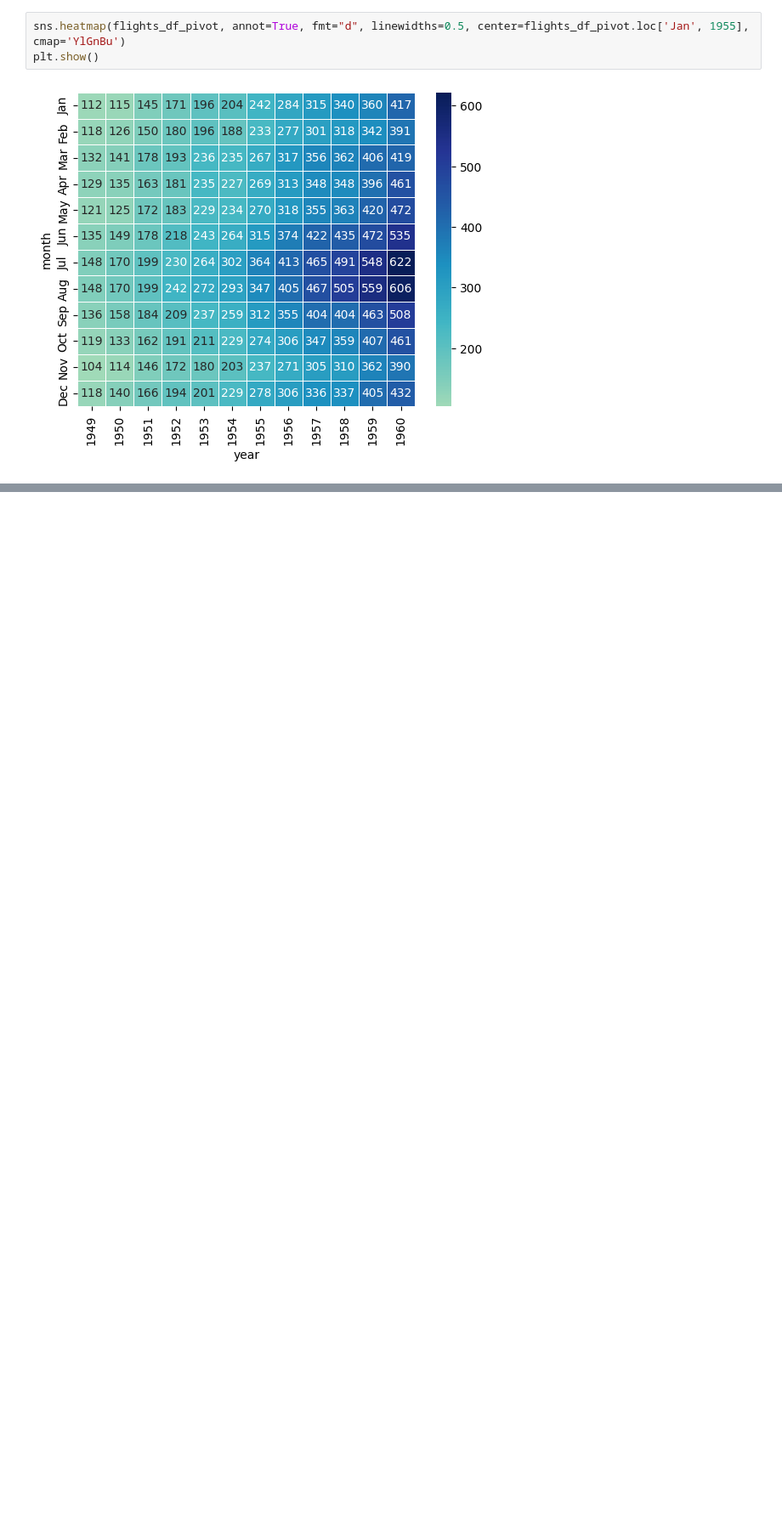
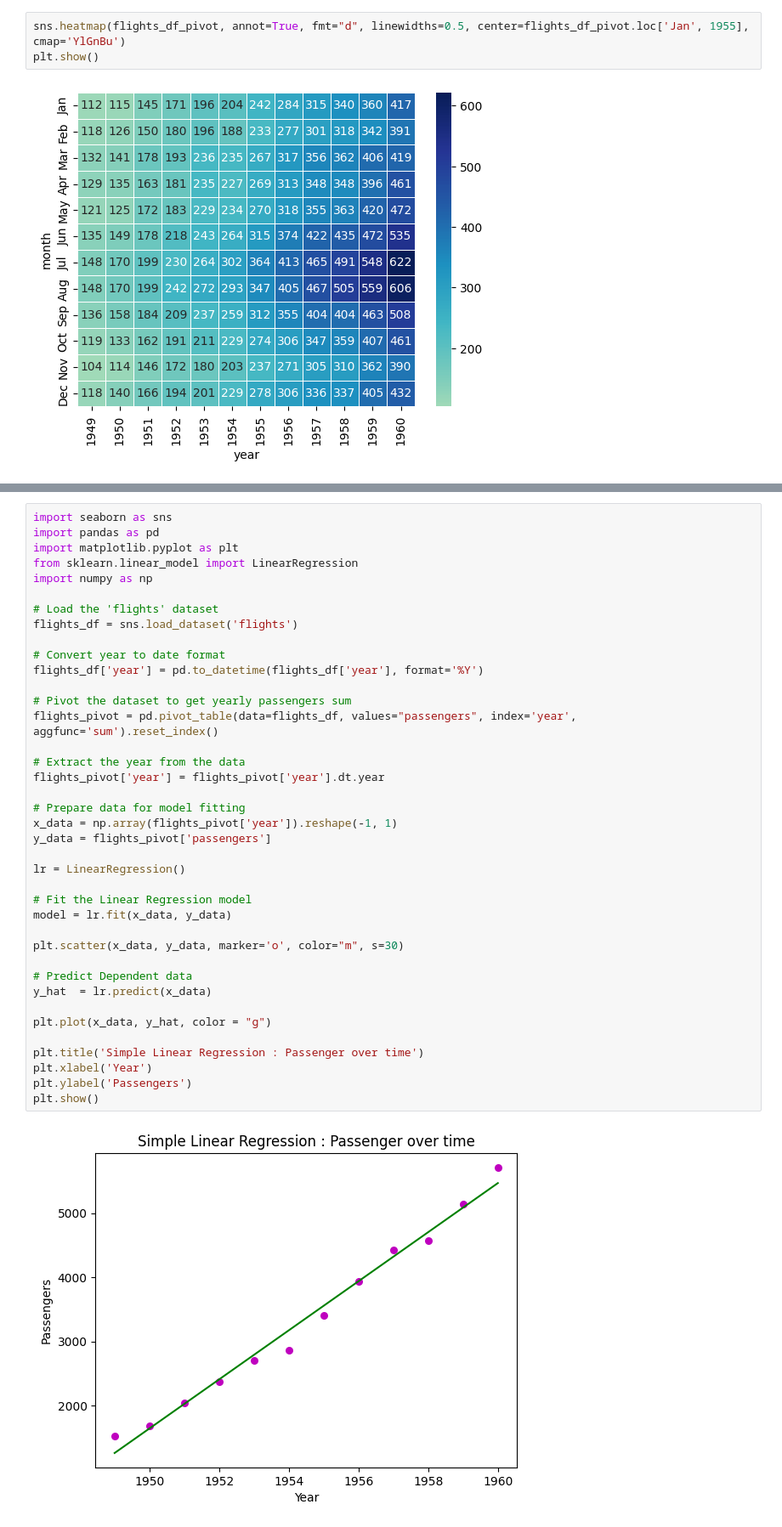
Before and after one commit to vadivelmurugesan/data-science, a Jupyter notebook: example_data_sets/03_flights_data_set.ipynb, the cells around one changed output, grey strips where cells are left out. Shown at 85% size. Cells and saved outputs as stored; diff of their text form; blank space fills up the shorter version.

Commit message:
Added Linear Regression for Flight Data

```diff
--- a/example_data_sets/03_flights_data_set.ipynb
+++ b/example_data_sets/03_flights_data_set.ipynb
@@ -151,0 +165,41 @@ plt.show()
+# %%
+import seaborn as sns
+import pandas as pd
+import matplotlib.pyplot as plt
+from sklearn.linear_model import LinearRegression
+import numpy as np
+
+# Load the 'flights' dataset
+flights_df = sns.load_dataset('flights')
+
+# Convert year to date format
+flights_df['year'] = pd.to_datetime(flights_df['year'], format='%Y')
+
+# Pivot the dataset to get yearly passengers sum
+flights_pivot = pd.pivot_table(data=flights_df, values="passengers", index='year', aggfunc='sum').reset_index()
+
+# Extract the year from the data
+flights_pivot['year'] = flights_pivot['year'].dt.year
+
+# Prepare data for model fitting
+x_data = np.array(flights_pivot['year']).reshape(-1, 1)
+y_data = flights_pivot['passengers']
+
+lr = LinearRegression()
+
+# Fit the Linear Regression model
+model = lr.fit(x_data, y_data)
+
+plt.scatter(x_data, y_data, marker='o', color="m", s=30)
+
+# Predict Dependent data
+y_hat  = lr.predict(x_data)
+
+plt.plot(x_data, y_hat, color = "g")
+
+plt.title('Simple Linear Regression : Passenger over time')
+plt.xlabel('Year')
+plt.ylabel('Passengers')
+plt.show()
+# %% [output]
+[figure, added]
```
Also changed, not shown: parts of 7 cells of this notebook.
